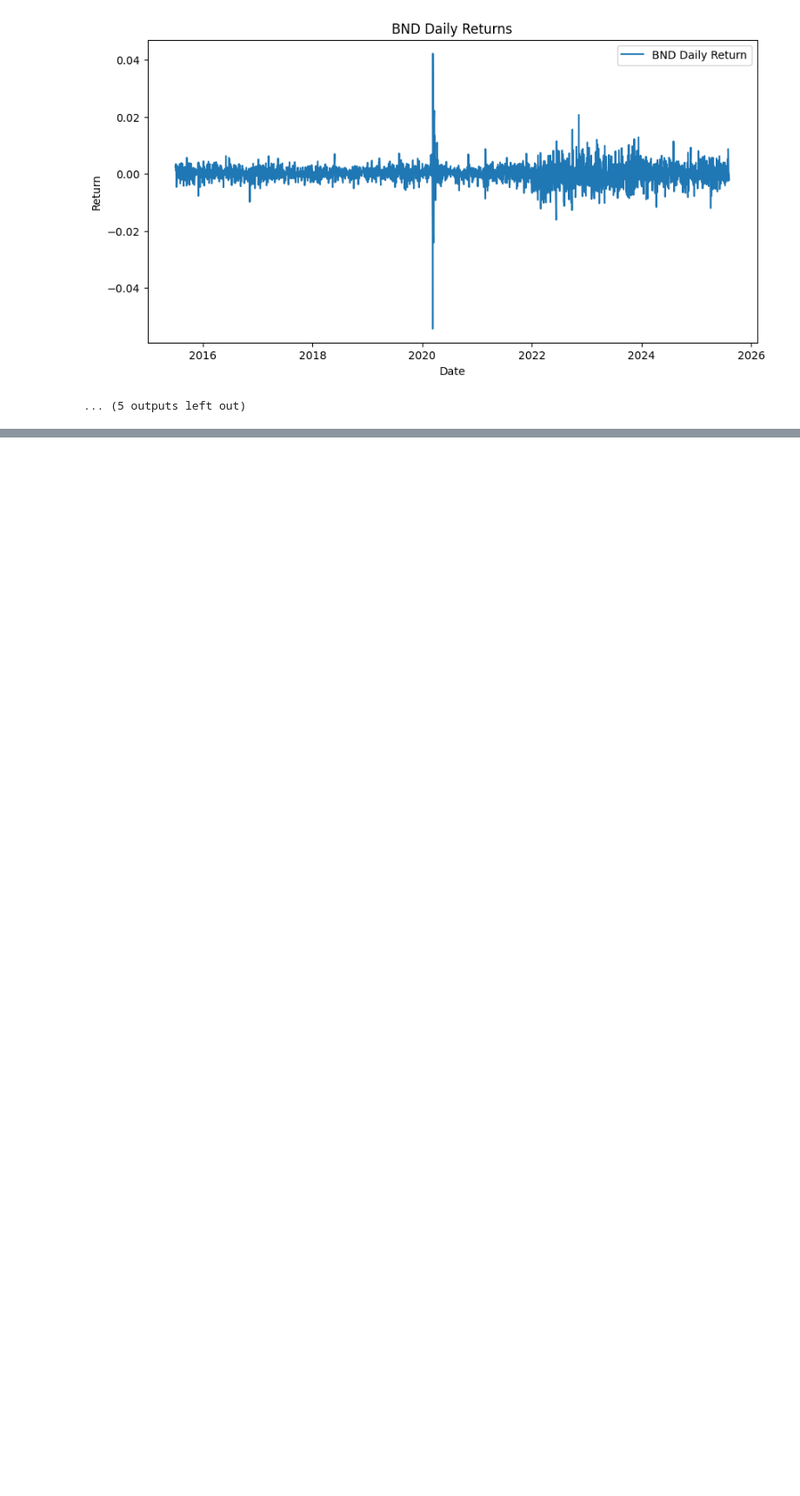
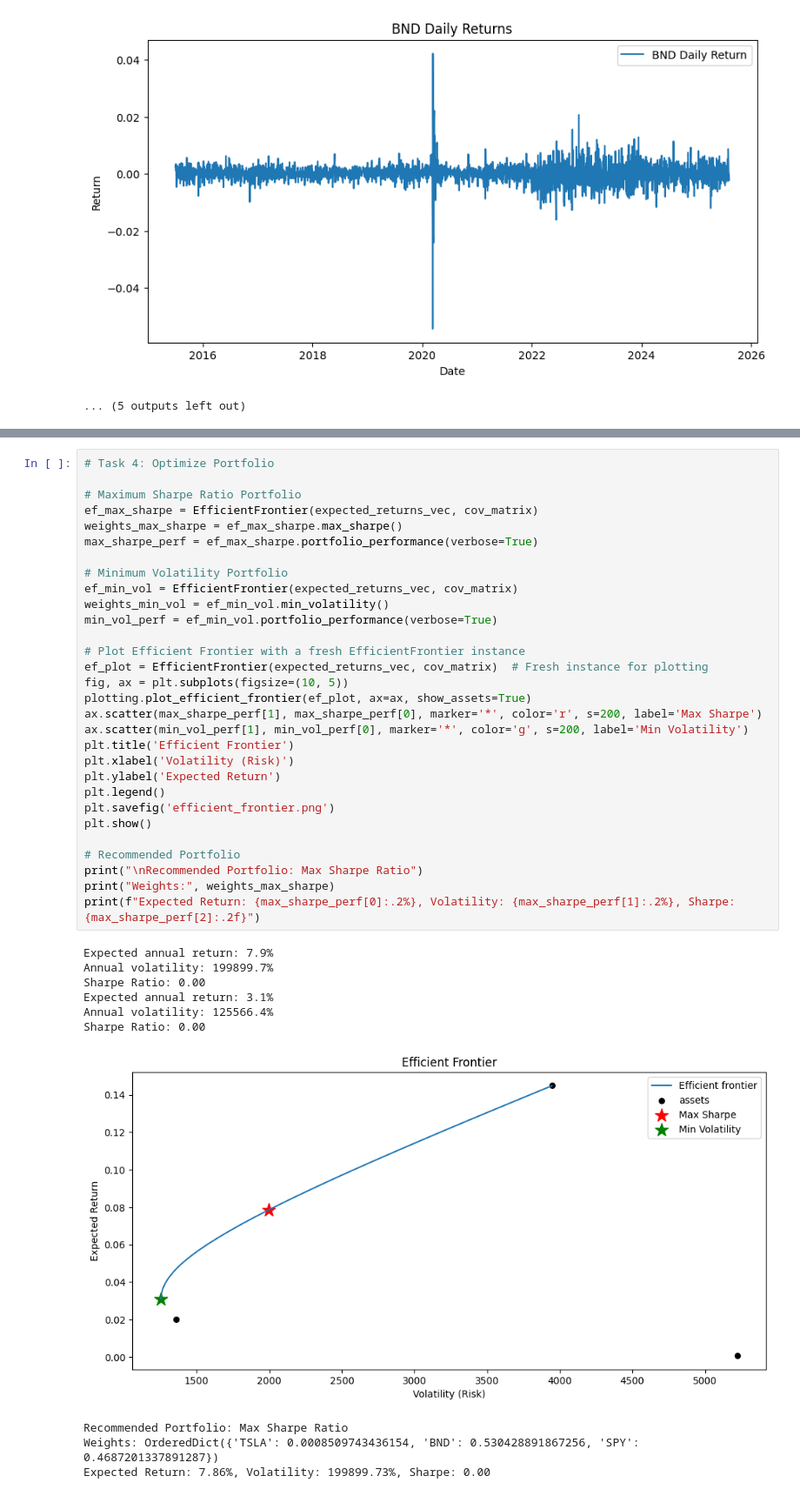
Before and after one commit to minte-atnafu/Time-Series-Forecasting-for-Portfolio-Management-Optimization, a Jupyter notebook: notebook/Preprocess_and_Explore_the_Data.ipynb, the cells around one changed output, grey strips where cells are left out. Shown at 87% size. Cells and saved outputs as stored; diff of their text form; blank space fills up the shorter version.

```diff
--- a/notebook/Preprocess_and_Explore_the_Data.ipynb
+++ b/notebook/Preprocess_and_Explore_the_Data.ipynb
@@ -163,0 +218,41 @@ Name: (Close, SPY), dtype: float64
+# %%
+# Task 4: Optimize Portfolio
+
+# Maximum Sharpe Ratio Portfolio
+ef_max_sharpe = EfficientFrontier(expected_returns_vec, cov_matrix)
+weights_max_sharpe = ef_max_sharpe.max_sharpe()
+max_sharpe_perf = ef_max_sharpe.portfolio_performance(verbose=True)
+
+# Minimum Volatility Portfolio
+ef_min_vol = EfficientFrontier(expected_returns_vec, cov_matrix)
+weights_min_vol = ef_min_vol.min_volatility()
+min_vol_perf = ef_min_vol.portfolio_performance(verbose=True)
+
+# Plot Efficient Frontier with a fresh EfficientFrontier instance
+ef_plot = EfficientFrontier(expected_returns_vec, cov_matrix)  # Fresh instance for plotting
+fig, ax = plt.subplots(figsize=(10, 5))
+plotting.plot_efficient_frontier(ef_plot, ax=ax, show_assets=True)
+ax.scatter(max_sharpe_perf[1], max_sharpe_perf[0], marker='*', color='r', s=200, label='Max Sharpe')
+ax.scatter(min_vol_perf[1], min_vol_perf[0], marker='*', color='g', s=200, label='Min Volatility')
+plt.title('Efficient Frontier')
+plt.xlabel('Volatility (Risk)')
+plt.ylabel('Expected Return')
+plt.legend()
+plt.savefig('efficient_frontier.png')
+plt.show()
+
+# Recommended Portfolio
+print("\nRecommended Portfolio: Max Sharpe Ratio")
+print("Weights:", weights_max_sharpe)
+print(f"Expected Return: {max_sharpe_perf[0]:.2%}, Volatility: {max_sharpe_perf[1]:.2%}, Sharpe: {max_sharpe_perf[2]:.2f}")
+# %% [output]
+Expected annual return: 7.9%
+Annual volatility: 199899.7%
+Sharpe Ratio: 0.00
+Expected annual return: 3.1%
+Annual volatility: 125566.4%
+Sharpe Ratio: 0.00
+[figure, added]
+Recommended Portfolio: Max Sharpe Ratio
+Weights: OrderedDict({'TSLA': 0.0008509743436154, 'BND': 0.530428891867256, 'SPY': 0.4687201337891287})
+Expected Return: 7.86%, Volatility: 199899.73%, Sharpe: 0.00
```
Also changed, not shown: parts of 2 cells of this notebook, 7 other files.
